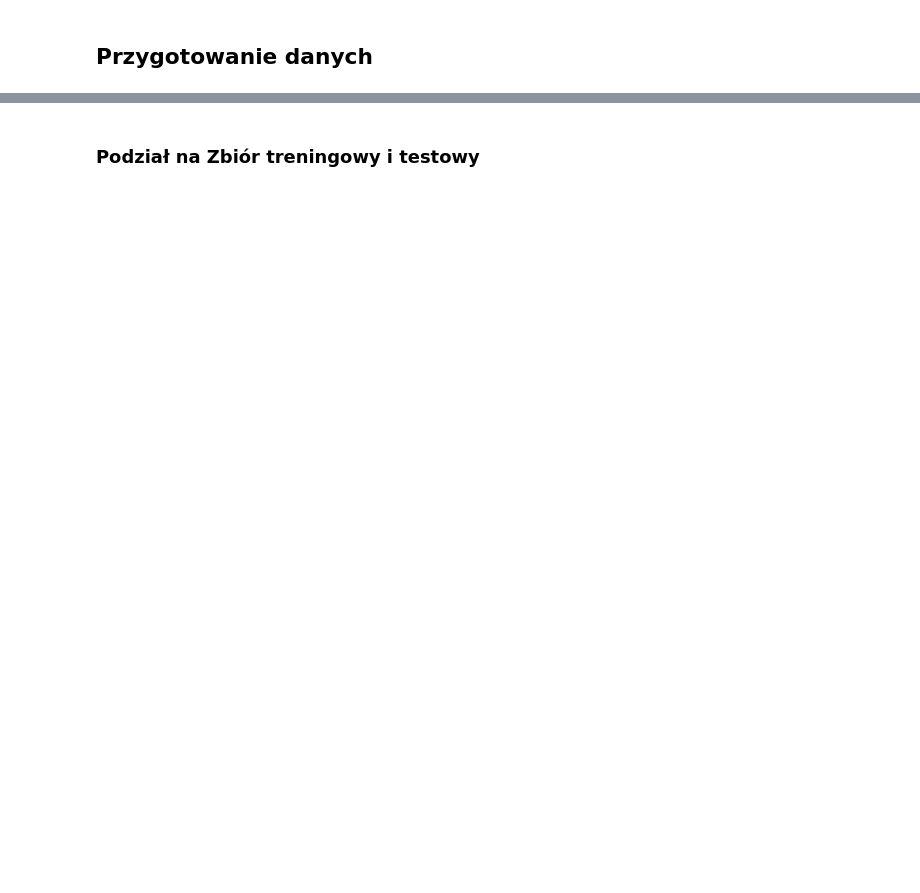
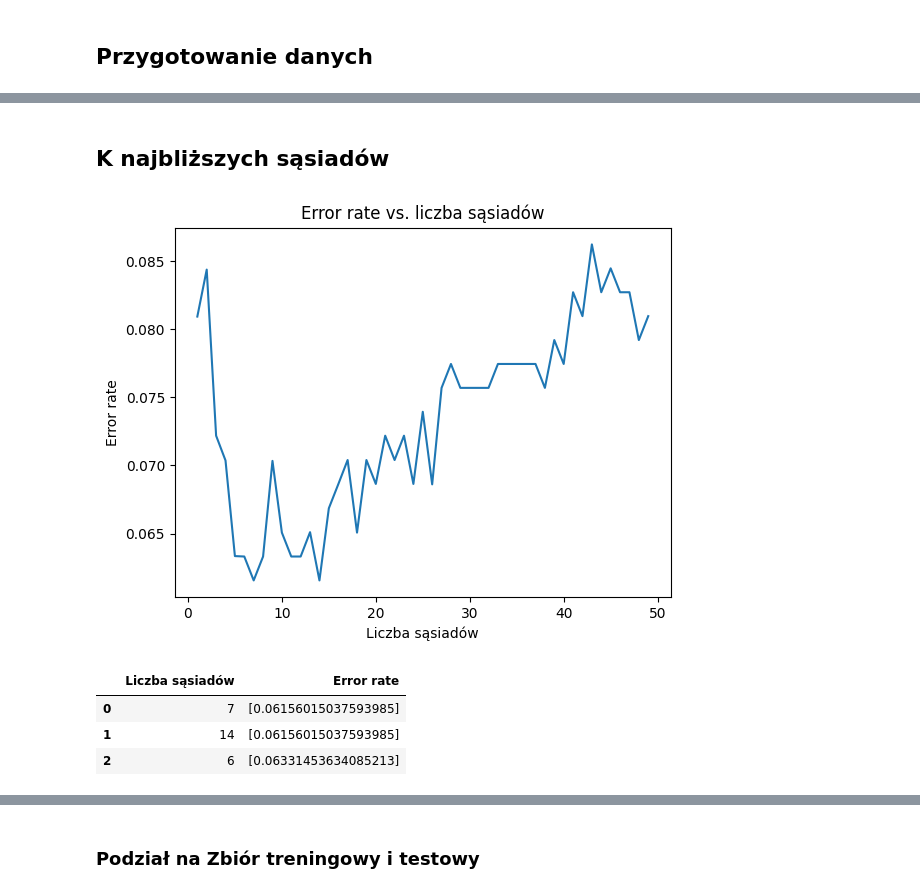
Before and after one commit to mbo009/UMA-Projekt, a Jupyter notebook: docs/main.ipynb, the cells around one changed output, grey strips where cells are left out. Drawn from its saved outputs; the diff is of its cells as text; code cells hidden in the pictures; blank space fills up the shorter version.

```diff
--- a/docs/main.ipynb
+++ b/docs/main.ipynb
@@ -18,0 +55,21 @@ Y = Y == "M"
+# %% [markdown]
+## K najbliższych sąsiadów
+# %%
+n_neighbors_list = list(range(1, 50))
+error_rates = compare_hyperparams(KNN, n_neighbors_list, X, Y)
+
+plt.plot(n_neighbors_list, error_rates)
+plt.xlabel("Liczba sąsiadów")
+plt.ylabel("Error rate")
+plt.title("Error rate vs. liczba sąsiadów")
+plt.show()
+
+best_knn_params = heapq.nsmallest(3, zip(n_neighbors_list, error_rates), key=lambda x: x[1])
+df = pd.DataFrame(best_knn_params, columns=["Liczba sąsiadów", "Error rate"])
+df
+# %% [output]
+[figure, added]
+|  | Liczba sąsiadów | Error rate |
+| 0 | 7 | [0.06156015037593985] |
+| 1 | 14 | [0.06156015037593985] |
+| 2 | 6 | [0.06331453634085213] |
```
Also changed, not shown: parts of 19 cells of this notebook, 4 other files.
